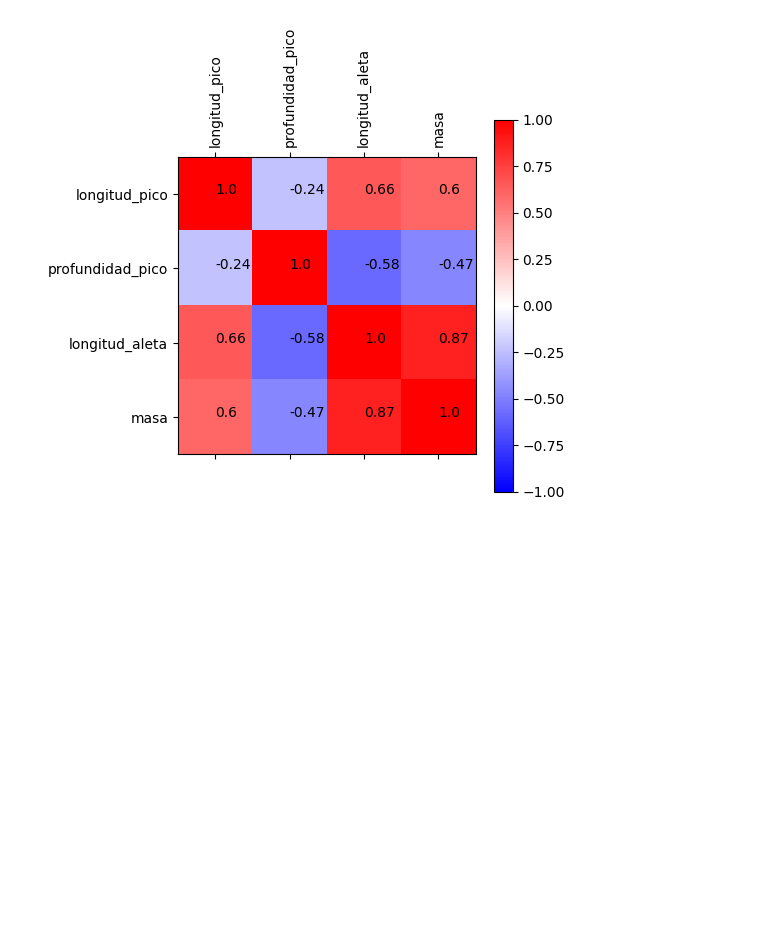
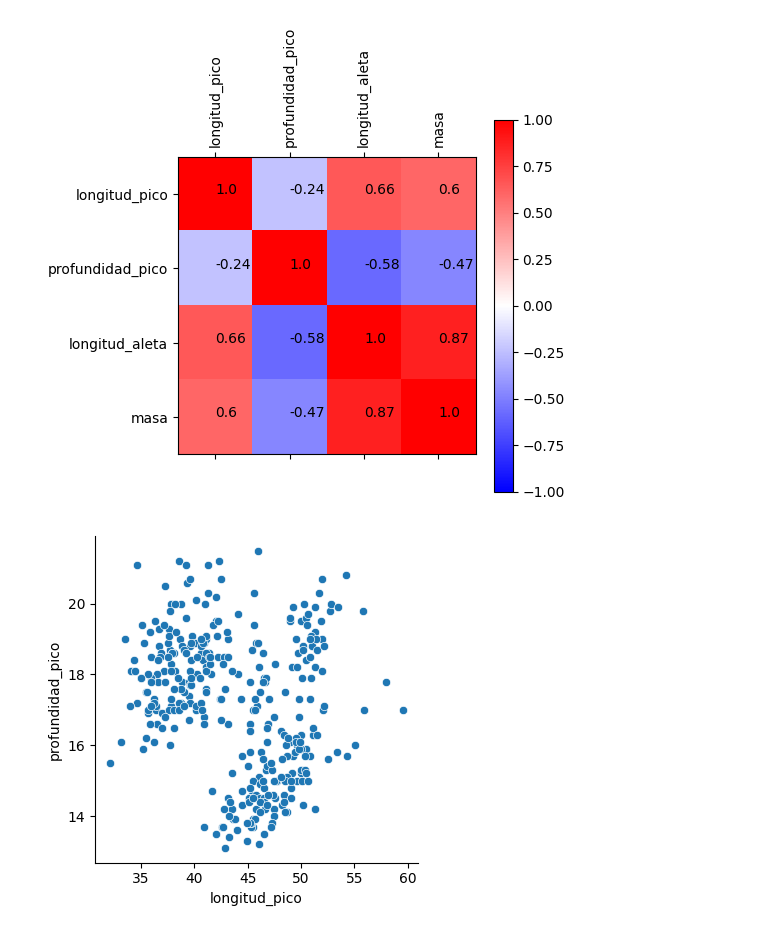
Before and after one commit to cjimenez275/Curso_python, a Jupyter notebook: Biologia.ipynb, the cells around one changed output. Drawn from its saved outputs; the diff is of its cells as text; code cells hidden in the pictures; blank space fills up the shorter version.

```diff
--- a/Biologia.ipynb
+++ b/Biologia.ipynb
@@ -99,3 +99,10 @@ plt.colorbar()
 plt.show()
 # %% [output]
 [figure]
+# %%
+sns.relplot(data=pinguinos,
+           x="longitud_pico",
+           y="profundidad_pico", height=4)
+plt.show()
+# %% [output]
+[figure, added]
```
Also changed, not shown: parts of 2 cells of this notebook.
